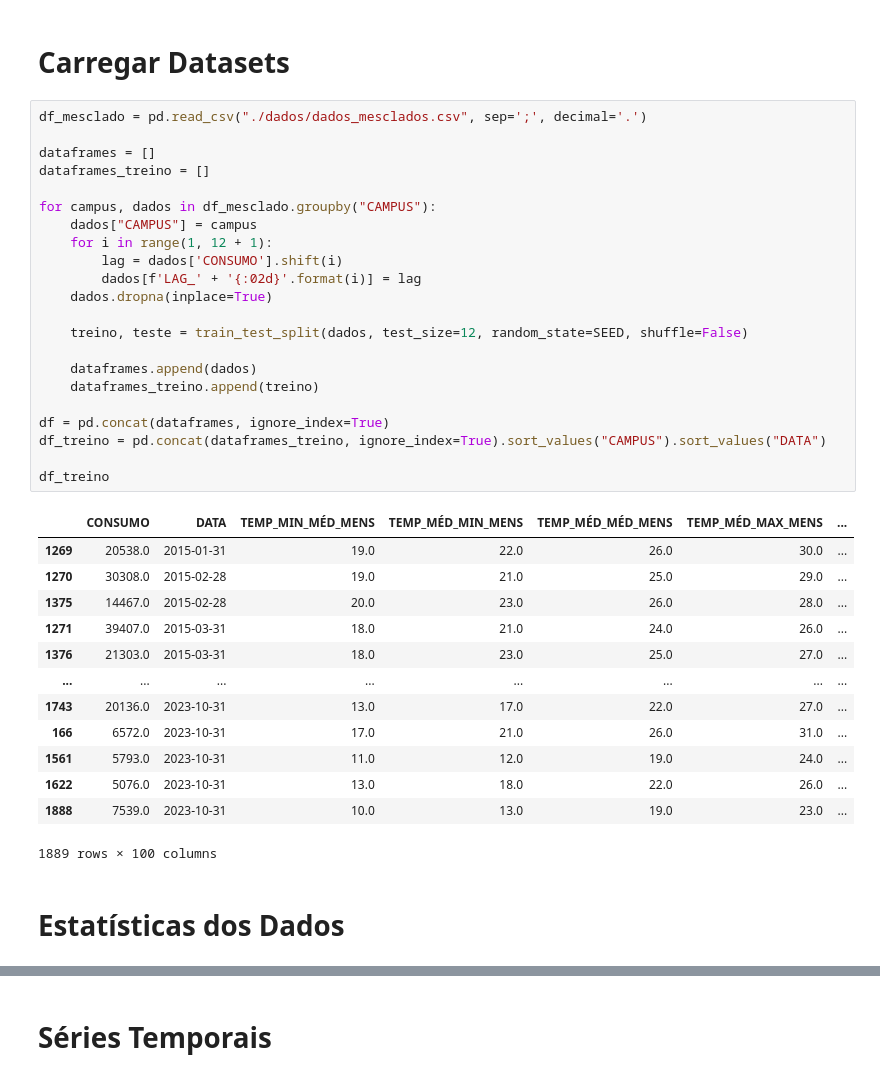
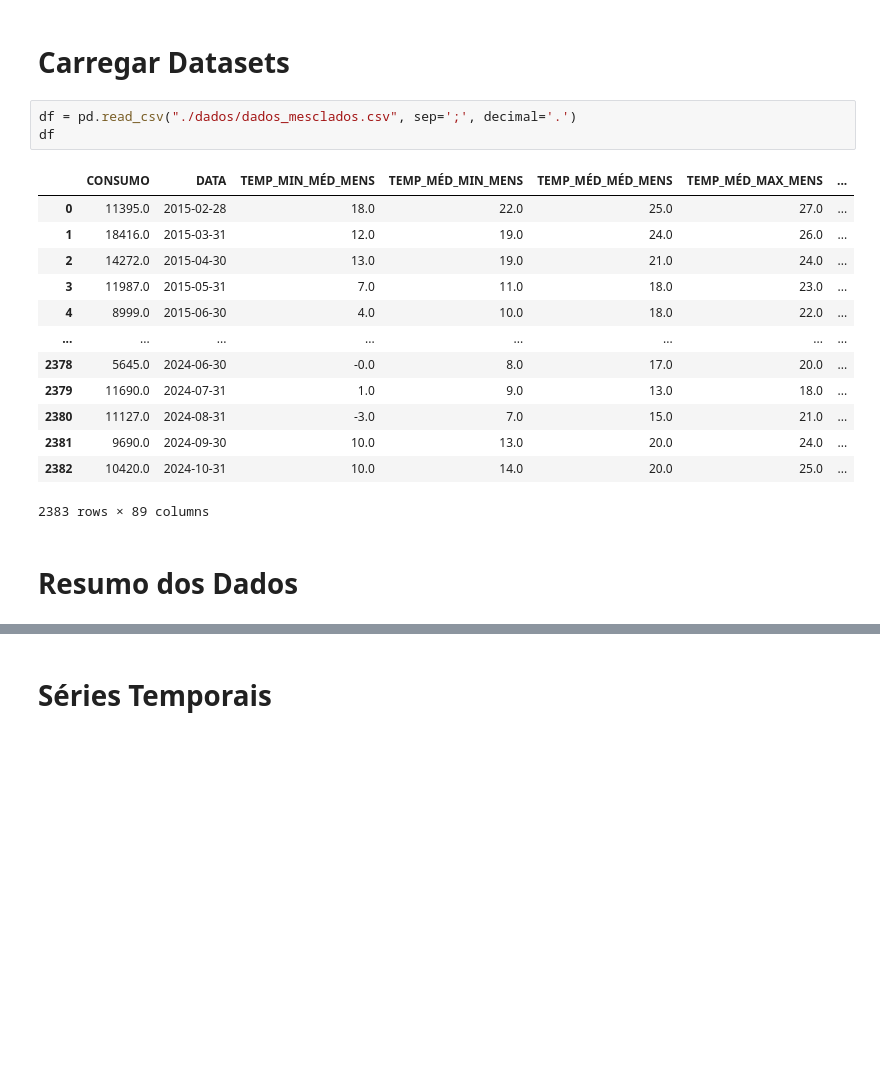
Before and after one commit to eduardoalba0/ppgeps_dissertacao, a Jupyter notebook: 02 - Análise dos Dados.ipynb, the cells around one changed output, grey strips where cells are left out. Cells and saved outputs as stored; diff of their text form; blank space fills up the shorter version.

```diff
--- a/02 - Análise dos Dados.ipynb
+++ b/02 - Análise dos Dados.ipynb
@@ -29,41 +14,22 @@ reset_seed()
 # %% [markdown]
 # Carregar Datasets
 # %%
-df_mesclado = pd.read_csv("./dados/dados_mesclados.csv", sep=';', decimal='.')
-
-dataframes = []
-dataframes_treino = []
-
-for campus, dados in df_mesclado.groupby("CAMPUS"):
-    dados["CAMPUS"] = campus
-    for i in range(1, 12 + 1):
-        lag = dados['CONSUMO'].shift(i)
-        dados[f'LAG_' + '{:02d}'.format(i)] = lag
-    dados.dropna(inplace=True)
-
-    treino, teste = train_test_split(dados, test_size=12, random_state=SEED, shuffle=False)
-
-    dataframes.append(dados)
-    dataframes_treino.append(treino)
-
-df = pd.concat(dataframes, ignore_index=True)
-df_treino = pd.concat(dataframes_treino, ignore_index=True).sort_values("CAMPUS").sort_values("DATA")
-
-df_treino
+df = pd.read_csv("./dados/dados_mesclados.csv", sep=';', decimal='.')
+df
 # %% [output]
 |  | CONSUMO | DATA | TEMP_MIN_MÉD_MENS | TEMP_MÉD_MIN_MENS | TEMP_MÉD_MÉD_MENS | TEMP_MÉD_MAX_MENS | ... |
-| 1269 | 20538.0 | 2015-01-31 | 19.0 | 22.0 | 26.0 | 30.0 | ... |
-| 1270 | 30308.0 | 2015-02-28 | 19.0 | 21.0 | 25.0 | 29.0 | ... |
-| 1375 | 14467.0 | 2015-02-28 | 20.0 | 23.0 | 26.0 | 28.0 | ... |
-| 1271 | 39407.0 | 2015-03-31 | 18.0 | 21.0 | 24.0 | 26.0 | ... |
-| 1376 | 21303.0 | 2015-03-31 | 18.0 | 23.0 | 25.0 | 27.0 | ... |
+| 0 | 11395.0 | 2015-02-28 | 18.0 | 22.0 | 25.0 | 27.0 | ... |
+| 1 | 18416.0 | 2015-03-31 | 12.0 | 19.0 | 24.0 | 26.0 | ... |
+| 2 | 14272.0 | 2015-04-30 | 13.0 | 19.0 | 21.0 | 24.0 | ... |
+| 3 | 11987.0 | 2015-05-31 | 7.0 | 11.0 | 18.0 | 23.0 | ... |
+| 4 | 8999.0 | 2015-06-30 | 4.0 | 10.0 | 18.0 | 22.0 | ... |
 | ... | ... | ... | ... | ... | ... | ... | ... |
-| 1743 | 20136.0 | 2023-10-31 | 13.0 | 17.0 | 22.0 | 27.0 | ... |
-| 166 | 6572.0 | 2023-10-31 | 17.0 | 21.0 | 26.0 | 31.0 | ... |
-| 1561 | 5793.0 | 2023-10-31 | 11.0 | 12.0 | 19.0 | 24.0 | ... |
-| 1622 | 5076.0 | 2023-10-31 | 13.0 | 18.0 | 22.0 | 26.0 | ... |
-| 1888 | 7539.0 | 2023-10-31 | 10.0 | 13.0 | 19.0 | 23.0 | ... |
+| 2378 | 5645.0 | 2024-06-30 | -0.0 | 8.0 | 17.0 | 20.0 | ... |
+| 2379 | 11690.0 | 2024-07-31 | 1.0 | 9.0 | 13.0 | 18.0 | ... |
+| 2380 | 11127.0 | 2024-08-31 | -3.0 | 7.0 | 15.0 | 21.0 | ... |
+| 2381 | 9690.0 | 2024-09-30 | 10.0 | 13.0 | 20.0 | 24.0 | ... |
+| 2382 | 10420.0 | 2024-10-31 | 10.0 | 14.0 | 20.0 | 25.0 | ... |
-1889 rows × 100 columns
+2383 rows × 89 columns
 # %% [markdown]
-# Estatísticas dos Dados
+# Resumo dos Dados
 # %%
```
Also changed, not shown: parts of 20 cells of this notebook, 1 other file.
